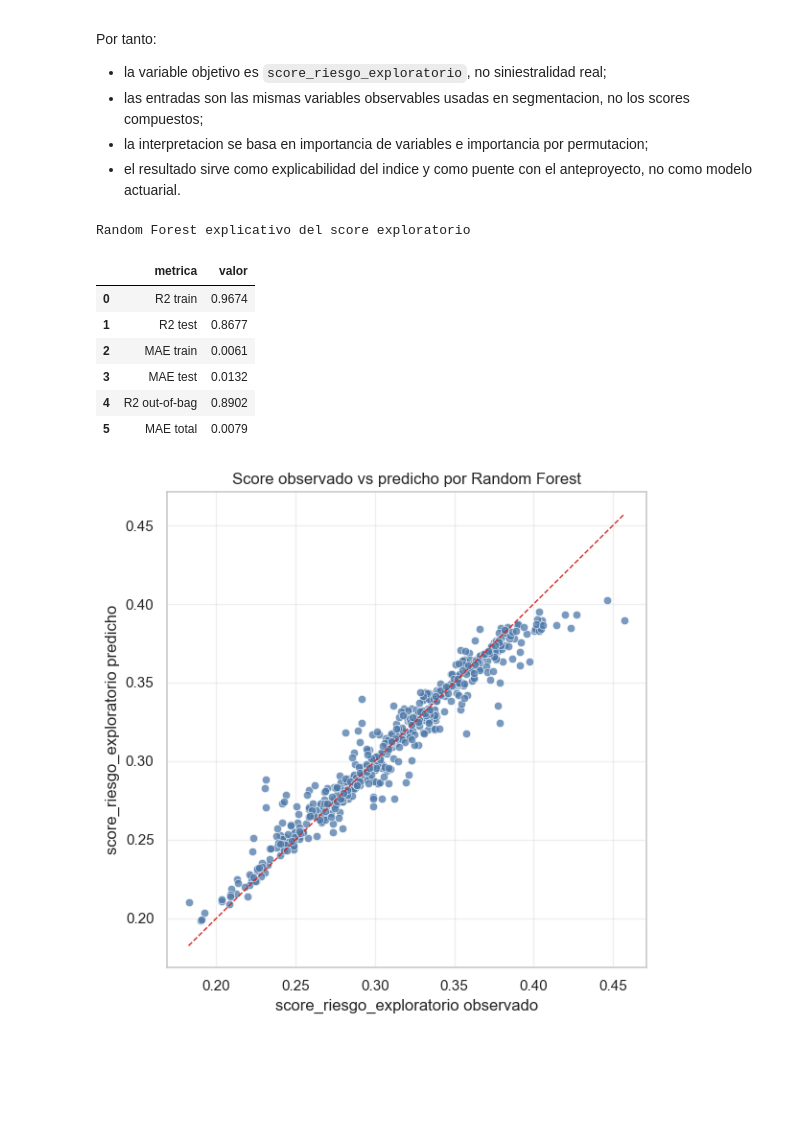
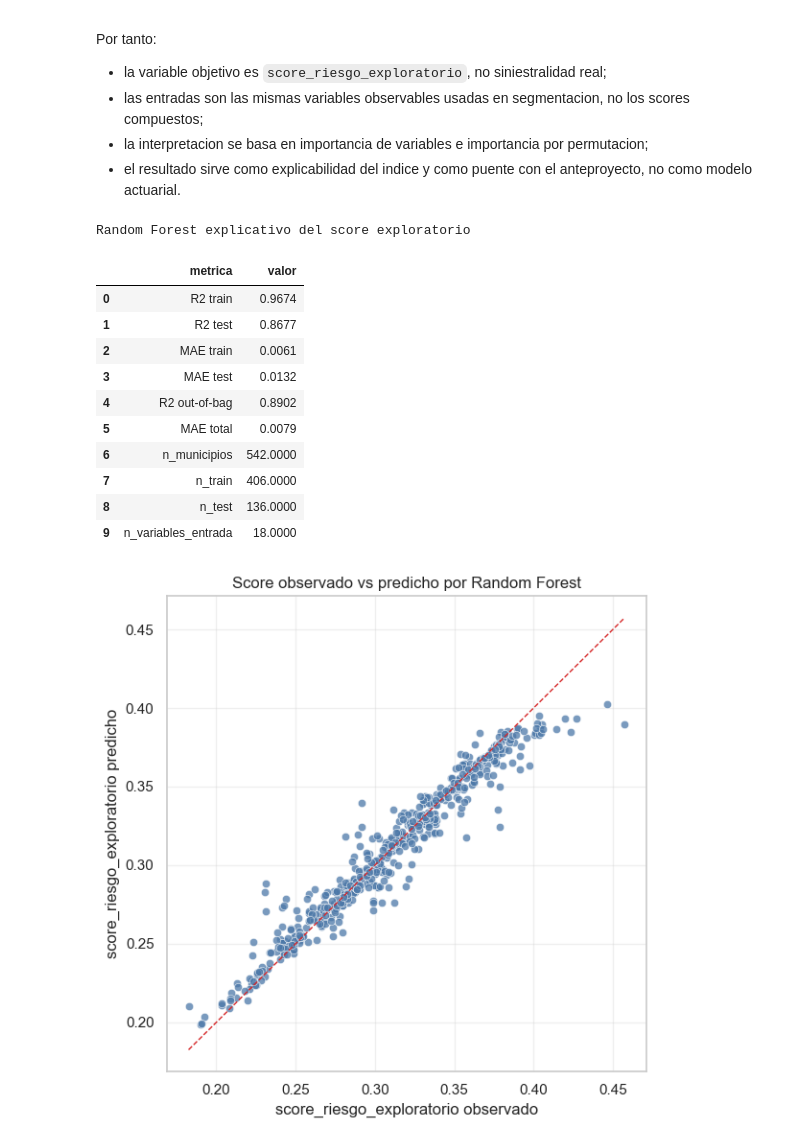
Before and after one commit to gonzalolarriba/modelo-geoespacial-riesgo-climatico, a Jupyter notebook: notebooks/notebook_4_modelado_segmentacion.ipynb, the cells around one changed output. Drawn from its saved outputs; the diff is of its cells as text; code cells hidden in the pictures; blank space fills up the shorter version.

```diff
--- a/notebooks/notebook_4_modelado_segmentacion.ipynb
+++ b/notebooks/notebook_4_modelado_segmentacion.ipynb
@@ -1348,6 +1348,11 @@ X_train, X_test, y_train, y_test = train_test_split(
     test_size=0.25,
     random_state=42,
 )
+
+# Se conserva la particion por municipio para que las predicciones y errores
+# puedan auditarse despues de la ejecucion del notebook.
+df_mun["rf_score_split"] = "train"
+df_mun.loc[y_test.index, "rf_score_split"] = "test"
 
 rf_score_model = RandomForestRegressor(
     n_estimators=300,
@@ -1392,32 +1397,119 @@ rf_metrics = pd.DataFrame(
             "metrica": "MAE total",
             "valor": mean_absolute_error(y_rf, rf_pred_all),
         },
+        {
+            "metrica": "n_municipios",
+            "valor": len(y_rf),
+        },
+        {
+            "metrica": "n_train",
+            "valor": len(y_train),
+        },
+        {
+            "metrica": "n_test",
+            "valor": len(y_test),
+        },
+        {
+            "metrica": "n_variables_entrada",
+            "valor": len(rf_features),
+        },
     ]
 )
 
 rf_metrics.to_csv(MODEL_OUT / "rf_score_metrics.csv", index=False)
 
 print("Random Forest explicativo del score exploratorio")
 display(rf_metrics.round(4))
 
 plt.figure(figsize=(6, 6))
 sns.scatterplot(x=y_rf, y=rf_pred_all, color="#4c78a8", alpha=0.75)
 min_val = min(y_rf.min(), rf_pred_all.min())
 max_val = max(y_rf.max(), rf_pred_all.max())
 plt.plot([min_val, max_val], [min_val, max_val], color="#d62728", linestyle="--", linewidth=1)
 plt.title("Score observado vs predicho por Random Forest")
 plt.xlabel("score_riesgo_exploratorio observado")
 plt.ylabel("score_riesgo_exploratorio predicho")
 plt.grid(alpha=0.3)
 plt.tight_layout()
 plt.show()
+
+rf_prediction_cols = [
+    "municipio",
+    "CODNUT2",
+    "CODNUT3",
+    "provincia",
+    rf_target_col,
+    "rf_score_riesgo_pred",
+    "rf_score_riesgo_residuo",
+    "rf_score_riesgo_error_abs",
+    "rf_score_split",
+]
+rf_prediction_cols = [col for col in rf_prediction_cols if col in df_mun.columns]
+rf_score_predictions = (
+    df_mun[rf_prediction_cols]
+    .copy()
+    .sort_values("rf_score_riesgo_error_abs", ascending=False)
+    .reset_index(drop=True)
+)
+rf_score_predictions_file = MODEL_OUT / "rf_score_predictions.csv"
+rf_score_predictions.to_csv(rf_score_predictions_file, index=False)
+
+rf_score_methodology = pd.DataFrame(
+    [
+        {
+            "elemento": "objetivo_modelo",
+            "valor": "Explicar el score_riesgo_exploratorio construido con open data, no predecir siniestros reales.",
+        },
+        {
+            "elemento": "variable_objetivo",
+            "valor": rf_target_col,
+        },
+        {
+            "elemento": "variables_entrada",
+            "valor": len(rf_features),
+        },
+        {
+            "elemento": "muestra_total",
+            "valor": len(y_rf),
+        },
+        {
+            "elemento": "particion",
+            "valor": "75% train / 25% test, random_state=42",
+        },
+        {
+            "elemento": "modelo",
+            "valor": "RandomForestRegressor(n_estimators=300, min_samples_leaf=3, oob_score=True)",
+        },
+        {
+            "elemento": "metricas",
+            "valor": "R2, MAE y out-of-bag score",
+        },
+        {
+            "elemento": "explicabilidad",
+            "valor": "Importancia interna del bosque, permutation importance y SHAP opcional si el entorno lo permite.",
+        },
+        {
+            "elemento": "limitacion_principal",
+            "valor": "El rendimiento alto es esperable porque el target es un indice derivado; no valida riesgo asegurador real.",
+        },
+    ]
+)
+rf_score_methodology_file = MODEL_OUT / "rf_score_methodology.csv"
+rf_score_methodology.to_csv(rf_score_methodology_file, index=False)
+
+print("Predicciones RF guardadas en:", rf_score_predictions_file)
+print("Resumen metodologico RF guardado en:", rf_score_methodology_file)
 # %% [output]
 Random Forest explicativo del score exploratorio
 |  | metrica | valor |
 | 0 | R2 train | 0.9674 |
 | 1 | R2 test | 0.8677 |
 | 2 | MAE train | 0.0061 |
 | 3 | MAE test | 0.0132 |
 | 4 | R2 out-of-bag | 0.8902 |
 | 5 | MAE total | 0.0079 |
+| 6 | n_municipios | 542.0000 |
+| 7 | n_train | 406.0000 |
+| 8 | n_test | 136.0000 |
+| 9 | n_variables_entrada | 18.0000 |
 [figure]
```
Also changed, not shown: parts of 7 cells of this notebook, 2 other files.
